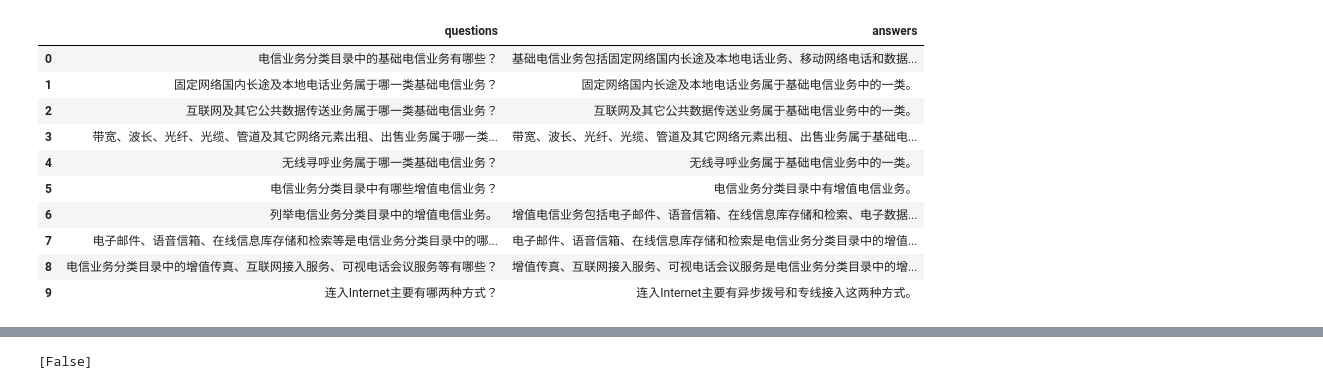
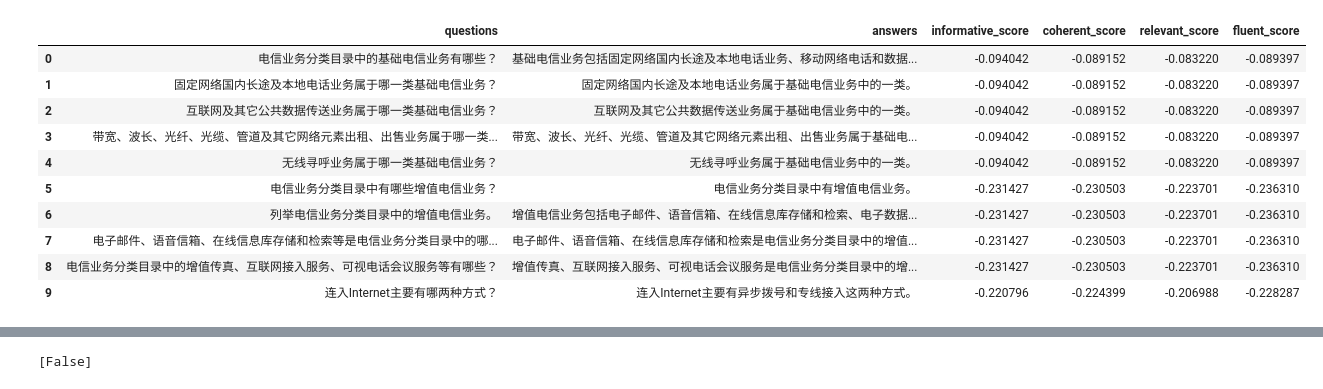
Before and after one commit to wangtz19/network-dataset, a Jupyter notebook: filter-qa.ipynb, the cells around one changed output, grey strips where cells are left out. Cells and saved outputs as stored; diff of their text form; code cells hidden in the pictures.

```diff
--- a/filter-qa.ipynb
+++ b/filter-qa.ipynb
@@ -2,6 +2,6 @@
 import pandas as pd
 import re
 # %%
-qa_df = pd.read_csv('docx/qa/qa-chinese-gpt.csv')
-qa_df.head()
+qa_df = pd.read_csv('docx/qa/qa-chinese-gpt-score.csv')
+qa_df.head(2)
 # %% [output]
@@ -14,28 +11,37 @@ qa_df.head()
 # %%
 question_list, answer_list = [], []
+apsect_list = ["informative", "coherent", "relevant", "fluent"]
+aspect_score_dict = {f"{asp}_score": [] for asp in apsect_list}
+
 for idx, row in qa_df.iterrows():
     questions = row['questions'].split('\n')
     answers = row['answers'].split('\n')
     min_len = min(len(questions), len(answers))
     question_list.extend(list(map(lambda x: re.sub(r"^[0-9]+\.", "", x).strip(" \""), questions[:min_len])))
     answer_list.extend(list(map(lambda x: re.sub(r"^[0-9]+\.", "", x).strip(" \""), answers[:min_len])))
+    for asp in apsect_list:
+        aspect_score_dict[f"{asp}_score"].extend([(row[f"question_{asp}_score"]
+                                                + row[f"answer_{asp}_score"]) / 2]*min_len)
 
-new_qa_df = pd.DataFrame({'questions': question_list, 'answers': answer_list})
+qa_dict = {'questions': question_list, 'answers': answer_list}
+for asp in apsect_list:
+    qa_dict[f"{asp}_score"] = aspect_score_dict[f"{asp}_score"]
+new_qa_df = pd.DataFrame(qa_dict)
 
 new_qa_df.to_csv('docx/qa/qa-chinese-gpt-new.csv', index=False)
 new_qa_df.head(10)
 # %% [output]
-|  | questions | answers |
-| 0 | 电信业务分类目录中的基础电信业务有哪些？ | 基础电信业务包括固定网络国内长途及本地电话业务、移动网络电话和数据... |
-| 1 | 固定网络国内长途及本地电话业务属于哪一类基础电信业务？ | 固定网络国内长途及本地电话业务属于基础电信业务中的一类。 |
-| 2 | 互联网及其它公共数据传送业务属于哪一类基础电信业务？ | 互联网及其它公共数据传送业务属于基础电信业务中的一类。 |
-| 3 | 带宽、波长、光纤、光缆、管道及其它网络元素出租、出售业务属于哪一类... | 带宽、波长、光纤、光缆、管道及其它网络元素出租、出售业务属于基础电... |
-| 4 | 无线寻呼业务属于哪一类基础电信业务？ | 无线寻呼业务属于基础电信业务中的一类。 |
-| 5 | 电信业务分类目录中有哪些增值电信业务？ | 电信业务分类目录中有增值电信业务。 |
-| 6 | 列举电信业务分类目录中的增值电信业务。 | 增值电信业务包括电子邮件、语音信箱、在线信息库存储和检索、电子数据... |
-| 7 | 电子邮件、语音信箱、在线信息库存储和检索等是电信业务分类目录中的哪... | 电子邮件、语音信箱、在线信息库存储和检索是电信业务分类目录中的增值... |
-| 8 | 电信业务分类目录中的增值传真、互联网接入服务、可视电话会议服务等有哪些？ | 增值传真、互联网接入服务、可视电话会议服务是电信业务分类目录中的增... |
-| 9 | 连入Internet主要有哪两种方式？ | 连入Internet主要有异步拨号和专线接入这两种方式。 |
+|  | questions | answers | informative_score | coherent_score | relevant_score | fluent_score |
+| 0 | 电信业务分类目录中的基础电信业务有哪些？ | 基础电信业务包括固定网络国内长途及本地电话业务、移动网络电话和数据... | -0.094042 | -0.089152 | -0.083220 | -0.089397 |
+| 1 | 固定网络国内长途及本地电话业务属于哪一类基础电信业务？ | 固定网络国内长途及本地电话业务属于基础电信业务中的一类。 | -0.094042 | -0.089152 | -0.083220 | -0.089397 |
+| 2 | 互联网及其它公共数据传送业务属于哪一类基础电信业务？ | 互联网及其它公共数据传送业务属于基础电信业务中的一类。 | -0.094042 | -0.089152 | -0.083220 | -0.089397 |
+| 3 | 带宽、波长、光纤、光缆、管道及其它网络元素出租、出售业务属于哪一类... | 带宽、波长、光纤、光缆、管道及其它网络元素出租、出售业务属于基础电... | -0.094042 | -0.089152 | -0.083220 | -0.089397 |
+| 4 | 无线寻呼业务属于哪一类基础电信业务？ | 无线寻呼业务属于基础电信业务中的一类。 | -0.094042 | -0.089152 | -0.083220 | -0.089397 |
+| 5 | 电信业务分类目录中有哪些增值电信业务？ | 电信业务分类目录中有增值电信业务。 | -0.231427 | -0.230503 | -0.223701 | -0.236310 |
+| 6 | 列举电信业务分类目录中的增值电信业务。 | 增值电信业务包括电子邮件、语音信箱、在线信息库存储和检索、电子数据... | -0.231427 | -0.230503 | -0.223701 | -0.236310 |
+| 7 | 电子邮件、语音信箱、在线信息库存储和检索等是电信业务分类目录中的哪... | 电子邮件、语音信箱、在线信息库存储和检索是电信业务分类目录中的增值... | -0.231427 | -0.230503 | -0.223701 | -0.236310 |
+| 8 | 电信业务分类目录中的增值传真、互联网接入服务、可视电话会议服务等有哪些？ | 增值传真、互联网接入服务、可视电话会议服务是电信业务分类目录中的增... | -0.231427 | -0.230503 | -0.223701 | -0.236310 |
+| 9 | 连入Internet主要有哪两种方式？ | 连入Internet主要有异步拨号和专线接入这两种方式。 | -0.220796 | -0.224399 | -0.206988 | -0.228287 |
 # %%
 import opencc
 from rouge import Rouge
```
Also changed, not shown: parts of 8 cells of this notebook, 2 other files.
